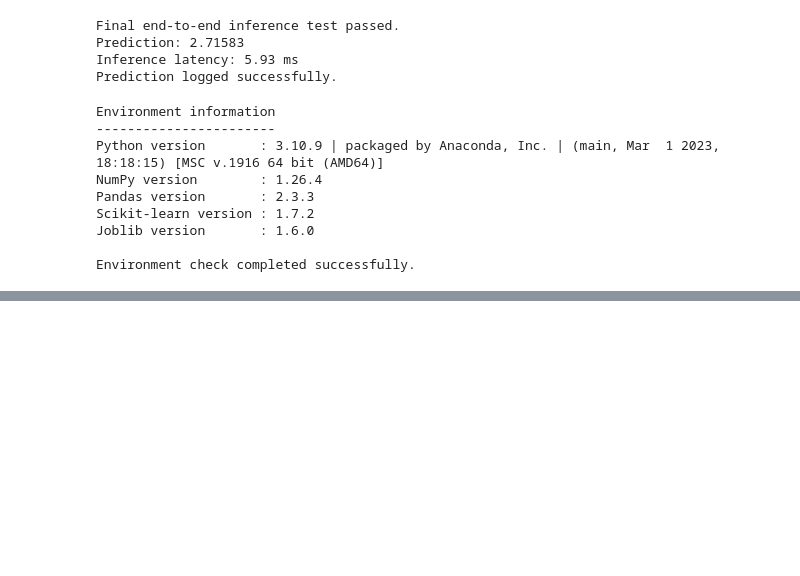
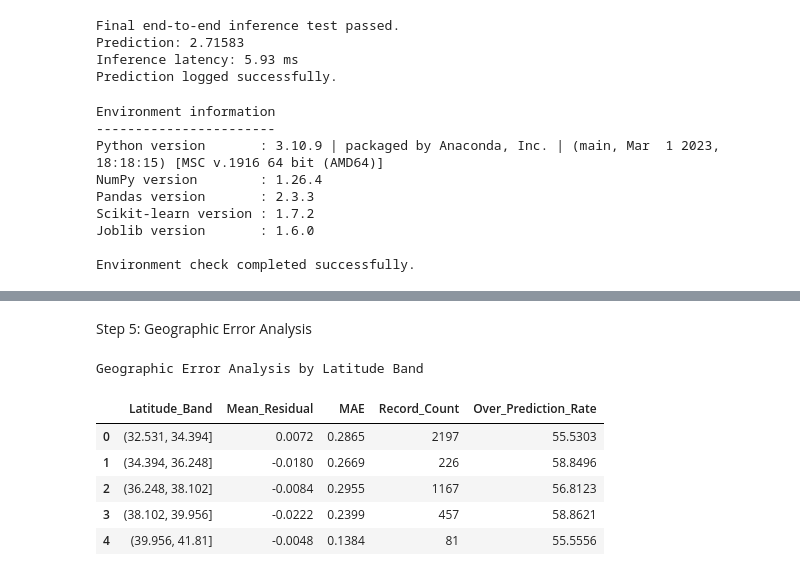
Before and after one commit to gautamivdesai/ML-Final-Lab-Group-10, a Jupyter notebook: notebooks/ML_Project.ipynb, the cells around one changed output, grey strips where cells are left out. Saved outputs shown, nothing was run; the diff lists cells and outputs as text; code cells hidden in the pictures; blank space fills up the shorter version.

```diff
--- a/notebooks/ML_Project.ipynb
+++ b/notebooks/ML_Project.ipynb
@@ -2361,0 +2561,39 @@ Environment check completed successfully.
+# %% [markdown]
+Step 5: Geographic Error Analysis
+# %%
+# ============================================================
+# Step 5: Geographic Error Analysis
+# ============================================================
+
+# Divide latitude into five bands
+residual_df["Latitude_Band"] = pd.cut(
+    residual_df["Latitude"],
+    bins=5
+)
+
+geographic_analysis = (
+    residual_df
+    .groupby("Latitude_Band", observed=False)
+    .agg(
+        Mean_Residual=("residual", "mean"),
+        MAE=("Absolute_Error", "mean"),
+        Record_Count=("residual", "count"),
+        Over_Prediction_Rate=(
+            "Prediction_Direction",
+            lambda x: (x == "Over-Prediction").mean() * 100
+        )
+    )
+    .reset_index()
+)
+
+print("Geographic Error Analysis by Latitude Band")
+
+display(geographic_analysis.round(4))
+# %% [output]
+Geographic Error Analysis by Latitude Band
+|  | Latitude_Band | Mean_Residual | MAE | Record_Count | Over_Prediction_Rate |
+| 0 | (32.531, 34.394] | 0.0072 | 0.2865 | 2197 | 55.5303 |
+| 1 | (34.394, 36.248] | -0.0180 | 0.2669 | 226 | 58.8496 |
+| 2 | (36.248, 38.102] | -0.0084 | 0.2955 | 1167 | 56.8123 |
+| 3 | (38.102, 39.956] | -0.0222 | 0.2399 | 457 | 58.8621 |
+| 4 | (39.956, 41.81] | -0.0048 | 0.1384 | 81 | 55.5556 |
```
Also changed, not shown: parts of 11 cells of this notebook.
